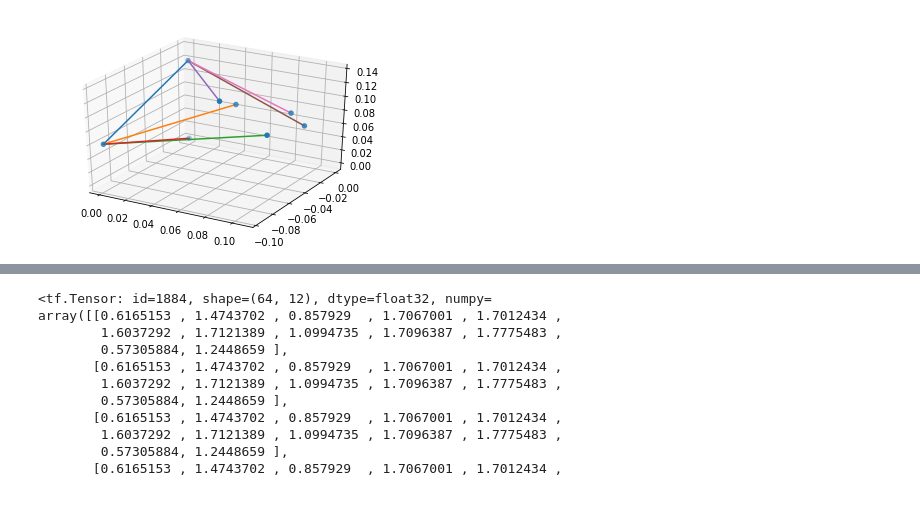
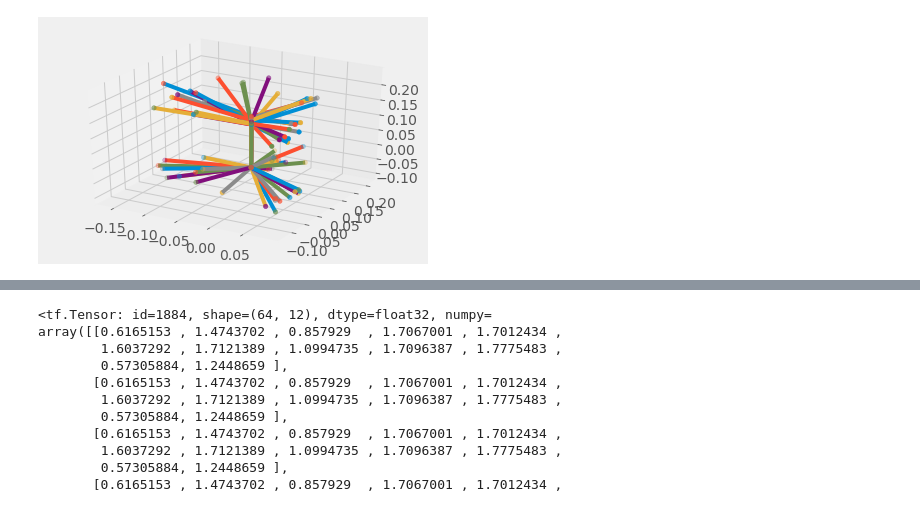
Before and after one commit to choderalab/gimlet, a Jupyter notebook: lime/scripts/graph_boltzmann_generator/plot_3d.ipynb, the cells around one changed output, grey strips where cells are left out. Saved outputs shown, nothing was run; the diff lists cells and outputs as text; code cells hidden in the pictures.

```diff
--- a/lime/scripts/graph_boltzmann_generator/plot_3d.ipynb
+++ b/lime/scripts/graph_boltzmann_generator/plot_3d.ipynb
@@ -1,3 +1,4 @@
 # %%
 import numpy as np
 from matplotlib import pyplot as plt
+plt.style.use('ggplot')
@@ -9,3 +8,6 @@ import gin
 # %%
 mol = gin.i_o.from_smiles.to_mol('CC')
 mol = gin.deterministic.hydrogen.add_hydrogen(mol)
+atoms, adjacency_map = mol
+
+walk = tf.constant([[2, 0, 3, 0, 4, 0, 1, 5, 1, 6, 1, 7]], dtype=tf.int64)
@@ -11,0 +17,13 @@ mol = gin.deterministic.hydrogen.add_hydrogen(mol)
+# %%
+graph_flow = flow.GraphFlow(flow_depth=3)
+
+z = tf.random.normal((32, 6, 3))
+
+x, log_det = graph_flow.f_zx(
+    z,
+    atoms,
+    adjacency_map,
+    tf.tile(walk, [32, 1]))
+# %%
+#
+graph_flow.load_weights('graph_flow.h5')
@@ -14,31 +56,46 @@ import matplotlib.pyplot as plt
 from mpl_toolkits.mplot3d import Axes3D
 fig = plt.figure()
 ax = fig.add_subplot(111, projection='3d')
-idx = 6
-ax.scatter(x[idx, :, 0], x[idx, :, 1], x[idx, :, 2])
+# walk = _chinese_postman_routes
 
-bond_idxs = tf.where(
-    tf.greater(
-        mol[1],
-        tf.constant(0, dtype=tf.float32)))
+bond_length = []
 
-bond_xyz = tf.gather(
-    x[idx],
-    bond_idxs)
+# ax.axis('off')
 
+z = tf.random.normal((32, 6, 3), stddev=0.1 ** 1.3)
+x, _ = graph_flow.f_zx(z, atoms, adjacency_map, tf.tile(walk, [32, 1]))
+# x = x - tf.expand_dims(x[:, 0, :], 1)
+x = graph_flow.whitening(x)
 
-for bond_idx in range(tf.shape(bond_xyz)[0]):
-    ax.plot(
-        np.linspace(
-            bond_xyz[bond_idx, 0, :],
-            bond_xyz[bond_idx, 1, :])[:, 0],
-        np.linspace(
-            bond_xyz[bond_idx, 0, :],
-            bond_xyz[bond_idx, 1, :])[:, 1],
-        np.linspace(
-            bond_xyz[bond_idx, 0, :],
-            bond_xyz[bond_idx, 1, :])[:, 2],
-            )
+for idx in range(10):
 
-print(bond_xyz)
+    ax.scatter(x[idx, :, 0], x[idx, :, 1], x[idx, :, 2])
+
+    bond_idxs = tf.where(
+        tf.greater(
+            adjacency_map,
+            tf.constant(0, dtype=tf.float32)))
+
+    bond_xyz = tf.gather(
+        x[idx],
+        bond_idxs)
+
+    bond_length.append(tf.norm(
+        bond_xyz[:, 1, :] - bond_xyz[:, 0, :],
+        axis=-1).numpy())
+
+    for bond_idx in range(tf.shape(bond_xyz)[0]):
+        ax.plot(
+            np.linspace(
+                bond_xyz[bond_idx, 0, :],
+                bond_xyz[bond_idx, 1, :])[:, 0],
+            np.linspace(
+                bond_xyz[bond_idx, 0, :],
+                bond_xyz[bond_idx, 1, :])[:, 1],
+            np.linspace(
+                bond_xyz[bond_idx, 0, :],
+                bond_xyz[bond_idx, 1, :])[:, 2],
+                )
+
+# plt.savefig('b' + str(idx0) + '.png', dpi=500)
 # %% [output]
@@ -62 +102 @@ tf.Tensor(
-[figure, old version]
+[figure, new version]
```
Also changed, not shown: parts of 12 cells of this notebook, 6 other files.
